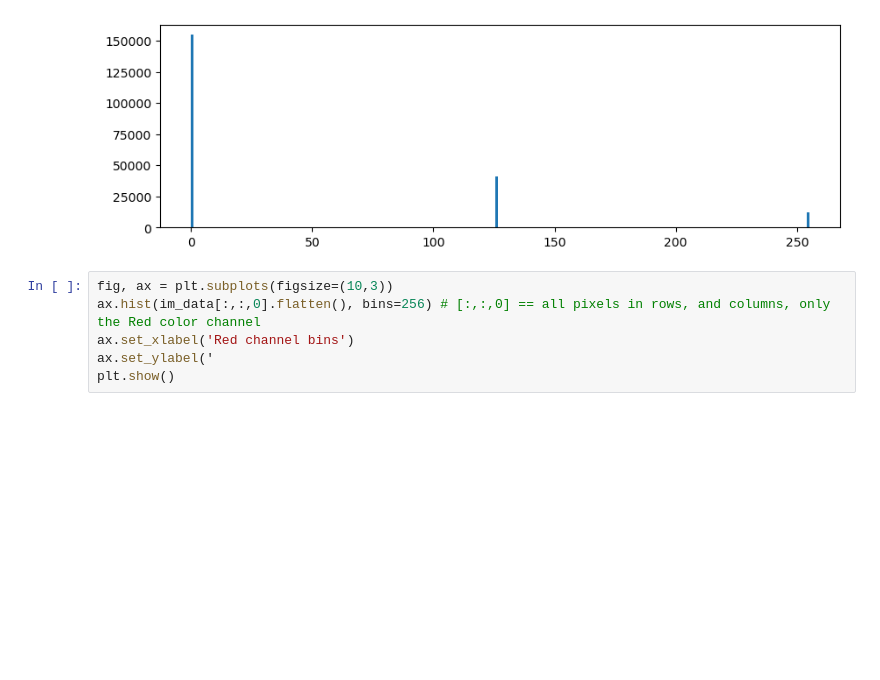
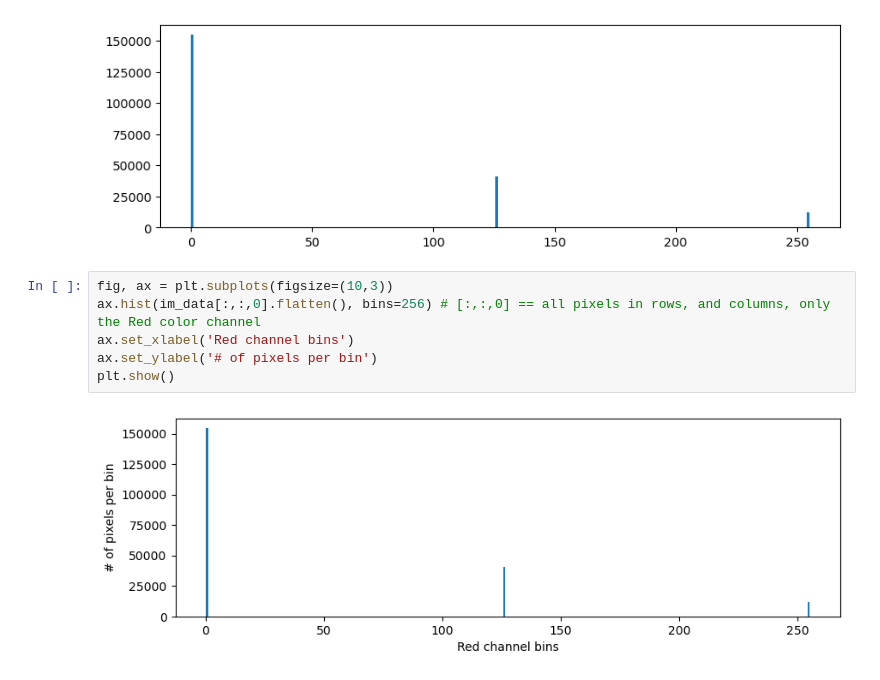
Before and after one commit to WiDS-Urbana-Champaign/WiDS-Urbana-Champaign.github.io, a Jupyter notebook: _site/week03/inClass_week03.ipynb, the cells around one changed output. Saved outputs shown, nothing was run; the diff lists cells and outputs as text; blank space fills up the shorter version.

```diff
--- a/_site/week03/inClass_week03.ipynb
+++ b/_site/week03/inClass_week03.ipynb
@@ -74,6 +74,8 @@ plt.show()
 # %%
 fig, ax = plt.subplots(figsize=(10,3))
 ax.hist(im_data[:,:,0].flatten(), bins=256) # [:,:,0] == all pixels in rows, and columns, only the Red color channel
 ax.set_xlabel('Red channel bins')
-ax.set_ylabel('
+ax.set_ylabel('# of pixels per bin')
 plt.show()
+# %% [output]
+[figure, added]
```
Also changed, not shown: parts of 1 cell of this notebook.
